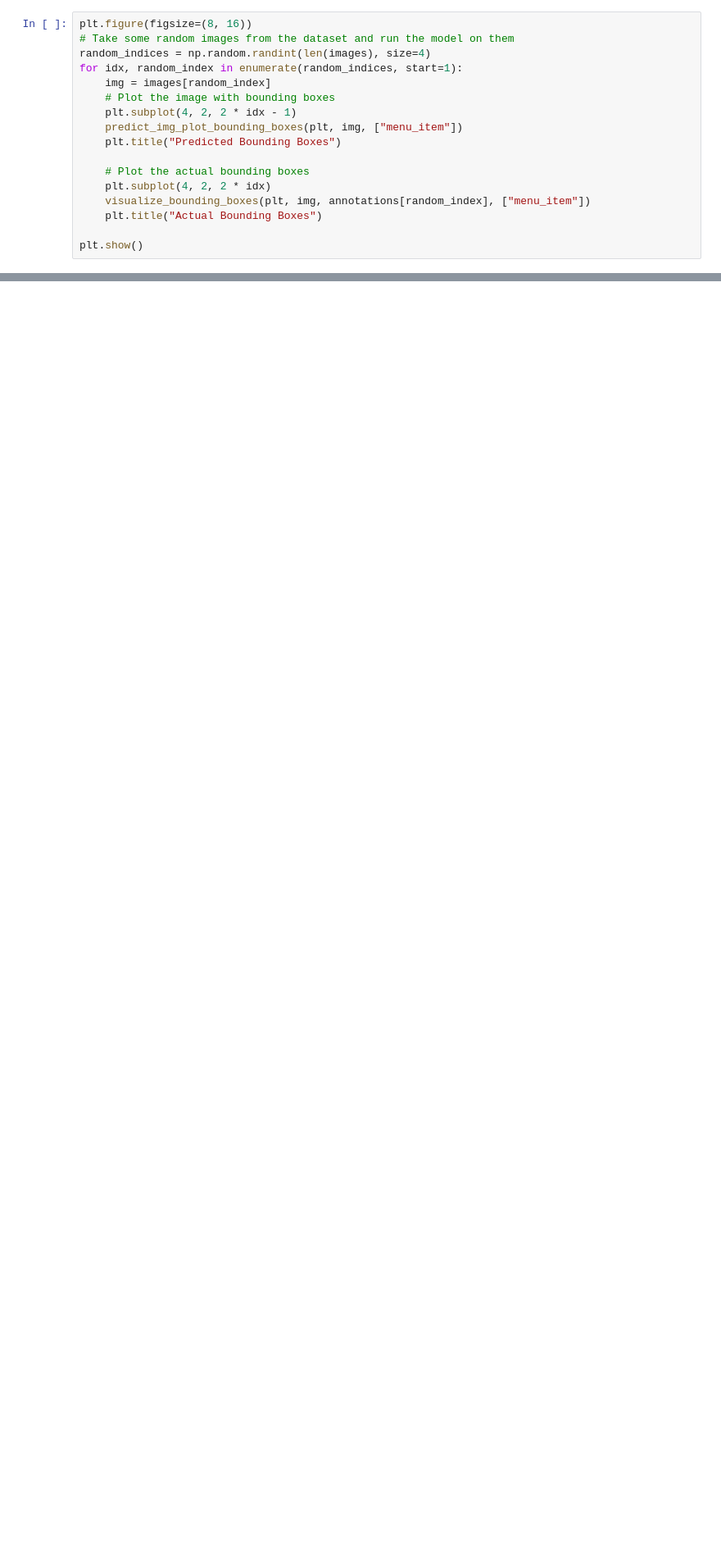
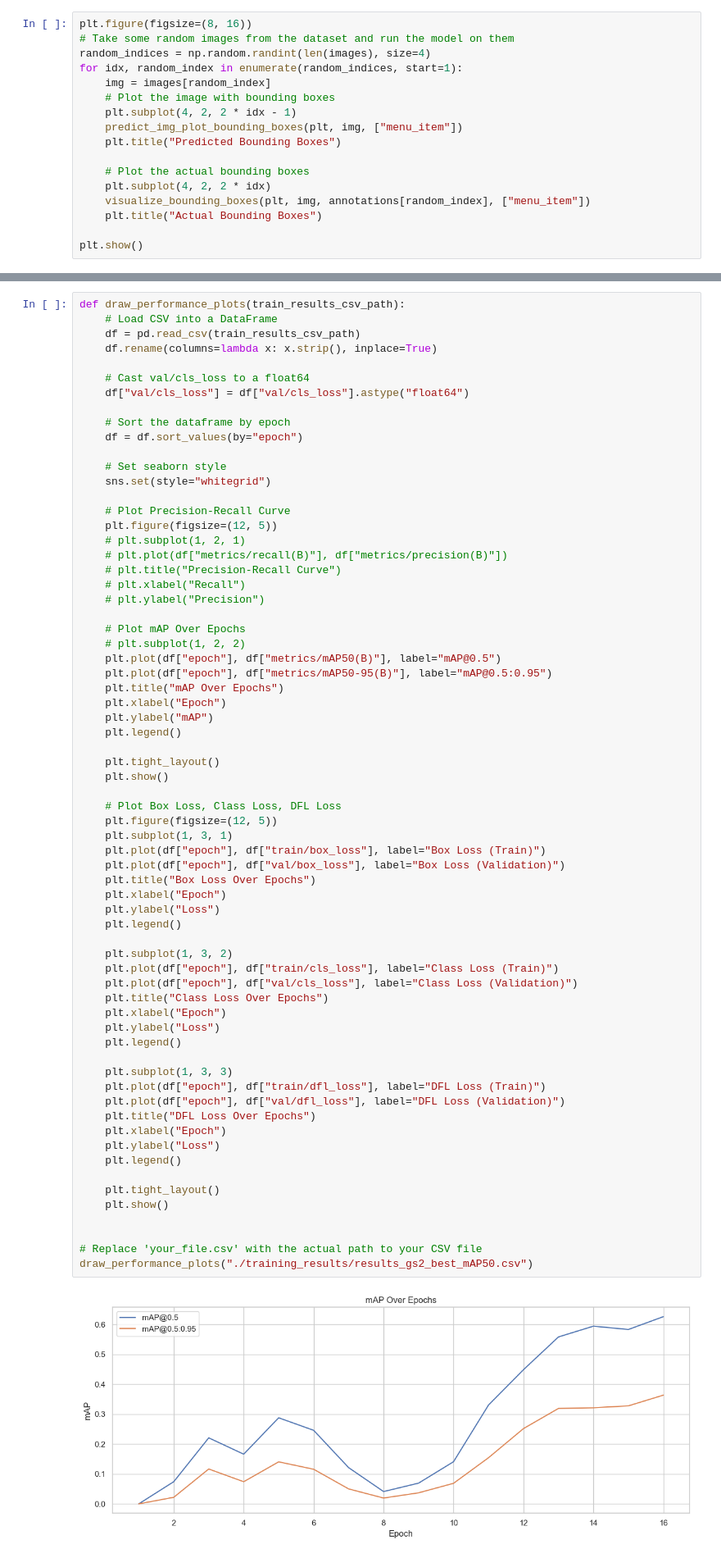
Before and after one commit to Niklas-Mezynski/fontys-dasc2-data-challenge-project, a Jupyter notebook: Menu_Card_Transformation/main.ipynb, the cells around one changed output, grey strips where cells are left out. Shown at 82% size. Saved outputs shown, nothing was run; the diff lists cells and outputs as text; blank space fills up the shorter version.

```diff
--- a/Menu_Card_Transformation/main.ipynb
+++ b/Menu_Card_Transformation/main.ipynb
@@ -608,0 +672,69 @@ plt.show()
+# %%
+def draw_performance_plots(train_results_csv_path):
+    # Load CSV into a DataFrame
+    df = pd.read_csv(train_results_csv_path)
+    df.rename(columns=lambda x: x.strip(), inplace=True)
+
+    # Cast val/cls_loss to a float64
+    df["val/cls_loss"] = df["val/cls_loss"].astype("float64")
+
+    # Sort the dataframe by epoch
+    df = df.sort_values(by="epoch")
+
+    # Set seaborn style
+    sns.set(style="whitegrid")
+
+    # Plot Precision-Recall Curve
+    plt.figure(figsize=(12, 5))
+    # plt.subplot(1, 2, 1)
+    # plt.plot(df["metrics/recall(B)"], df["metrics/precision(B)"])
+    # plt.title("Precision-Recall Curve")
+    # plt.xlabel("Recall")
+    # plt.ylabel("Precision")
+
+    # Plot mAP Over Epochs
+    # plt.subplot(1, 2, 2)
+    plt.plot(df["epoch"], df["metrics/mAP50(B)"], label="mAP@0.5")
+    plt.plot(df["epoch"], df["metrics/mAP50-95(B)"], label="mAP@0.5:0.95")
+    plt.title("mAP Over Epochs")
+    plt.xlabel("Epoch")
+    plt.ylabel("mAP")
+    plt.legend()
+
+    plt.tight_layout()
+    plt.show()
+
+    # Plot Box Loss, Class Loss, DFL Loss
+    plt.figure(figsize=(12, 5))
+    plt.subplot(1, 3, 1)
+    plt.plot(df["epoch"], df["train/box_loss"], label="Box Loss (Train)")
+    plt.plot(df["epoch"], df["val/box_loss"], label="Box Loss (Validation)")
+    plt.title("Box Loss Over Epochs")
+    plt.xlabel("Epoch")
+    plt.ylabel("Loss")
+    plt.legend()
+
+    plt.subplot(1, 3, 2)
+    plt.plot(df["epoch"], df["train/cls_loss"], label="Class Loss (Train)")
+    plt.plot(df["epoch"], df["val/cls_loss"], label="Class Loss (Validation)")
+    plt.title("Class Loss Over Epochs")
+    plt.xlabel("Epoch")
+    plt.ylabel("Loss")
+    plt.legend()
+
+    plt.subplot(1, 3, 3)
+    plt.plot(df["epoch"], df["train/dfl_loss"], label="DFL Loss (Train)")
+    plt.plot(df["epoch"], df["val/dfl_loss"], label="DFL Loss (Validation)")
+    plt.title("DFL Loss Over Epochs")
+    plt.xlabel("Epoch")
+    plt.ylabel("Loss")
+    plt.legend()
+
+    plt.tight_layout()
+    plt.show()
+
+
+# Replace 'your_file.csv' with the actual path to your CSV file
+draw_performance_plots("./training_results/results_gs2_best_mAP50.csv")
+# %% [output]
+[figure, added]
```
Also changed, not shown: parts of 6 cells of this notebook, 2 other files.
